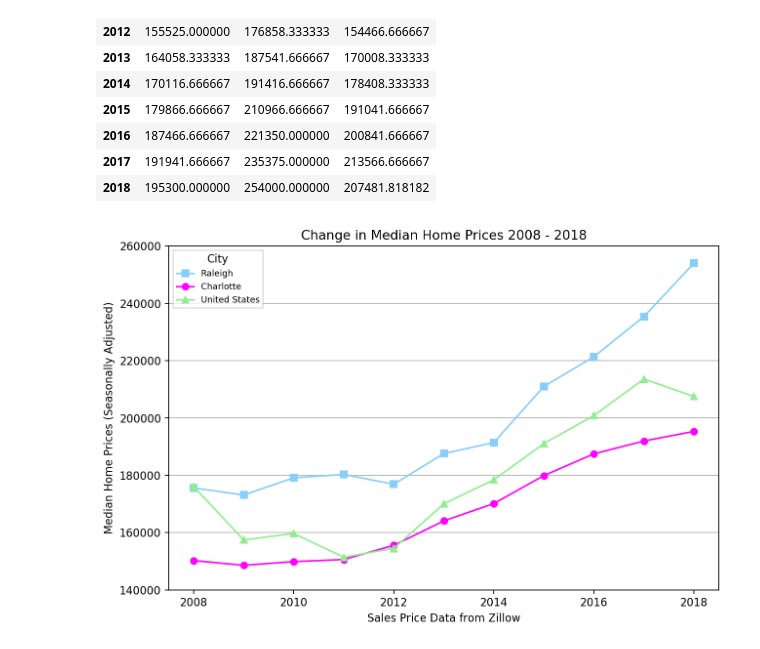
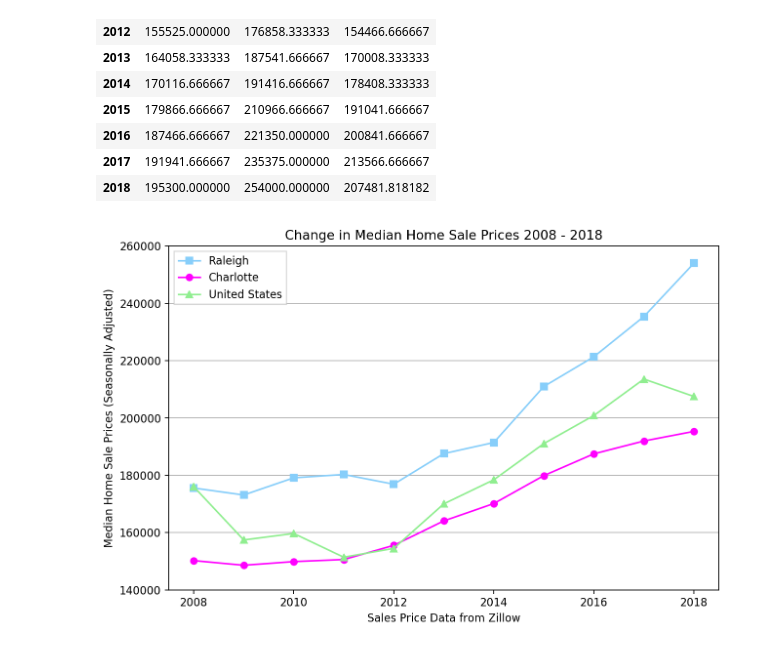
Before and after one commit to JANSSOC/Group6_Project, a Jupyter notebook: Zillow Data - Copy.ipynb, the cells around one changed output. Cells and saved outputs as stored; diff of their text form; code cells hidden in the pictures.

Commit message:
updates to coding for charts

```diff
--- a/Zillow Data - Copy.ipynb
+++ b/Zillow Data - Copy.ipynb
@@ -63,30 +63,30 @@ combined_cities
 # %%
 # median_price = data['Median Price']
 years = [2008, 2009, 2010, 2011, 2012, 2013, 2014, 2015, 2016, 2017, 2018]
 
 
 from matplotlib.pyplot import figure
 figure(num=1, figsize=(8, 5), dpi=160, facecolor='w', edgecolor='k')
 # # plotting data
 plt.plot(years,raleigh_data,color='lightskyblue',marker = 's', label = "Raleigh")
 plt.plot(years,charlotte_data,color='magenta', marker ='o', label = "Charlotte")
 plt.plot(years,united_states, color = 'lightgreen', marker = '^', label = "United States")
 
 
-legend = plt.legend(loc="upper left",ncol=1, shadow=False, title="City", fancybox=False, fontsize=8)
+legend = plt.legend(loc="upper left",ncol=1, shadow=False, fancybox=False, fontsize=10)
 
 
 plt.ylim(140000, 260000)
 plt.gca().yaxis.grid(True)
 
 plt.tight_layout()
-plt.ylabel("Median Home Prices (Seasonally Adjusted)")
+plt.ylabel("Median Home Sale Prices (Seasonally Adjusted)")
 plt.xlabel("Sales Price Data from Zillow")
-plt.title("Change in Median Home Prices 2008 - 2018")
+plt.title("Change in Median Home Sale Prices 2008 - 2018")
 
 
 # # # saving figure
 plt.savefig("Output/Median_Home_Prices", bbox_inches = 'tight')
 plt.show()
 # %% [output]
-[figure, old version]
+[figure, new version]
```
Also changed, not shown: 3 other files.
